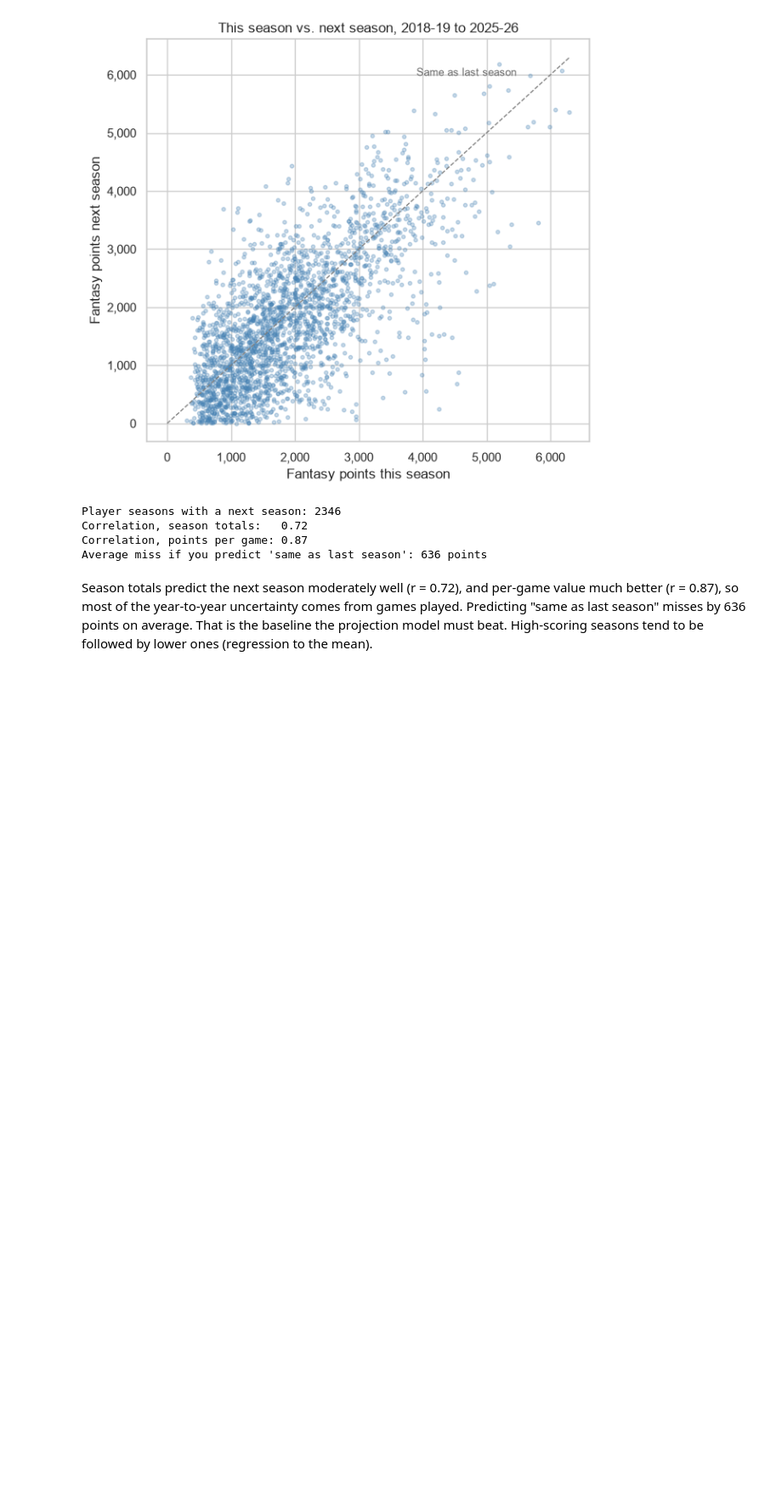
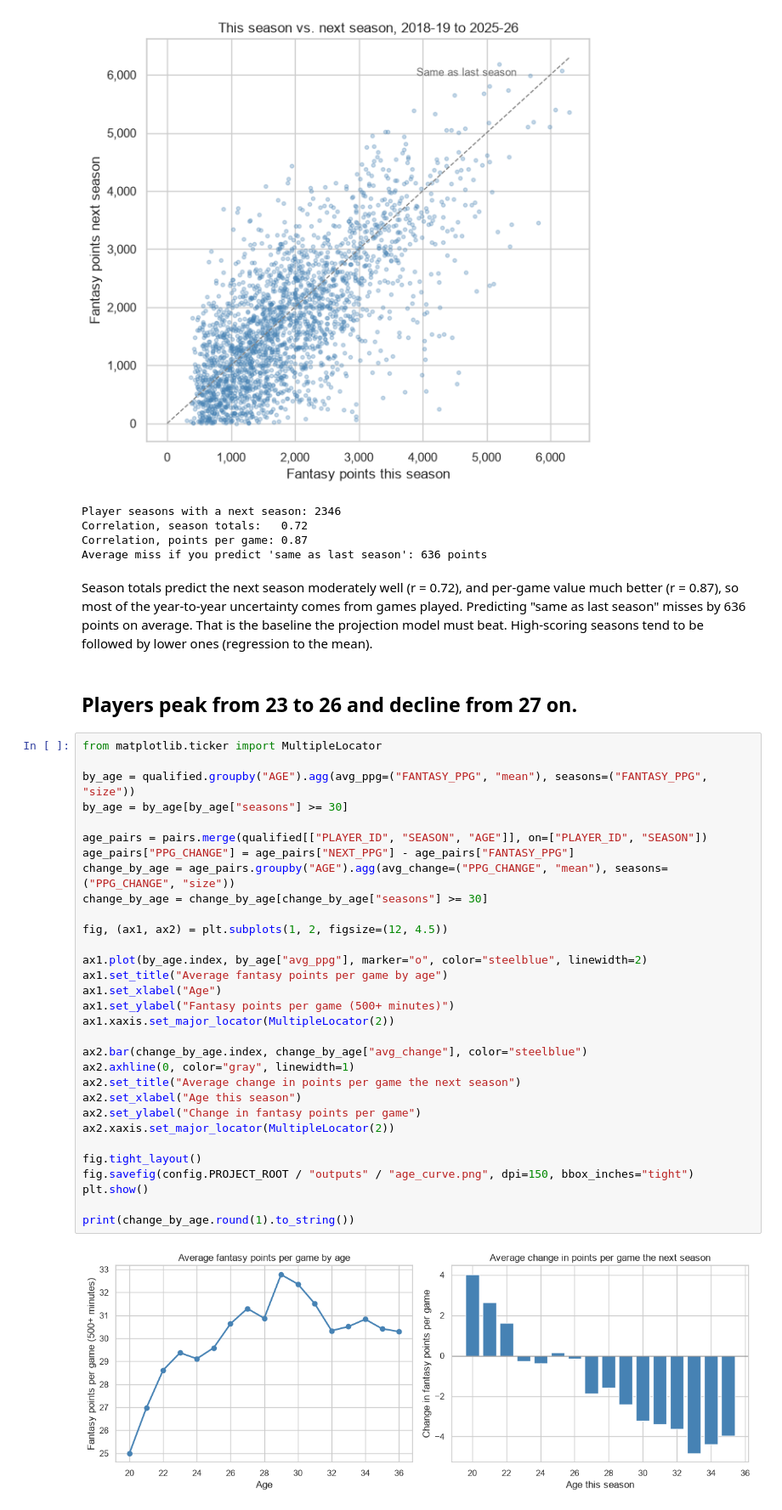
Before and after one commit to ryanpollard00/fantasy-basketball-draft-simulator, a Jupyter notebook: notebooks/01_data_exploration.ipynb, the cells around one changed output. Shown at 85% size. Saved outputs shown, nothing was run; the diff lists cells and outputs as text; blank space fills up the shorter version.

Commit message:
Add age curve analysis

```diff
--- a/notebooks/01_data_exploration.ipynb
+++ b/notebooks/01_data_exploration.ipynb
@@ -164,3 +164,38 @@ Correlation, points per game: 0.87
 Average miss if you predict 'same as last season': 636 points
 # %% [markdown]
 Season totals predict the next season moderately well (r = 0.72), and per-game value much better (r = 0.87), so most of the year-to-year uncertainty comes from games played. Predicting "same as last season" misses by 636 points on average. That is the baseline the projection model must beat. High-scoring seasons tend to be followed by lower ones (regression to the mean).
+# %% [markdown]
+## Players peak from 23 to 26 and decline from 27 on.
+# %%
+from matplotlib.ticker import MultipleLocator
+
+by_age = qualified.groupby("AGE").agg(avg_ppg=("FANTASY_PPG", "mean"), seasons=("FANTASY_PPG", "size"))
+by_age = by_age[by_age["seasons"] >= 30]
+
+age_pairs = pairs.merge(qualified[["PLAYER_ID", "SEASON", "AGE"]], on=["PLAYER_ID", "SEASON"])
+age_pairs["PPG_CHANGE"] = age_pairs["NEXT_PPG"] - age_pairs["FANTASY_PPG"]
+change_by_age = age_pairs.groupby("AGE").agg(avg_change=("PPG_CHANGE", "mean"), seasons=("PPG_CHANGE", "size"))
+change_by_age = change_by_age[change_by_age["seasons"] >= 30]
+
+fig, (ax1, ax2) = plt.subplots(1, 2, figsize=(12, 4.5))
+
+ax1.plot(by_age.index, by_age["avg_ppg"], marker="o", color="steelblue", linewidth=2)
+ax1.set_title("Average fantasy points per game by age")
+ax1.set_xlabel("Age")
+ax1.set_ylabel("Fantasy points per game (500+ minutes)")
+ax1.xaxis.set_major_locator(MultipleLocator(2))
+
+ax2.bar(change_by_age.index, change_by_age["avg_change"], color="steelblue")
+ax2.axhline(0, color="gray", linewidth=1)
+ax2.set_title("Average change in points per game the next season")
+ax2.set_xlabel("Age this season")
+ax2.set_ylabel("Change in fantasy points per game")
+ax2.xaxis.set_major_locator(MultipleLocator(2))
+
+fig.tight_layout()
+fig.savefig(config.PROJECT_ROOT / "outputs" / "age_curve.png", dpi=150, bbox_inches="tight")
+plt.show()
+
+print(change_by_age.round(1).to_string())
+# %% [output]
+[figure, added]
```
Also changed, not shown: parts of 3 cells of this notebook, 1 other file.
